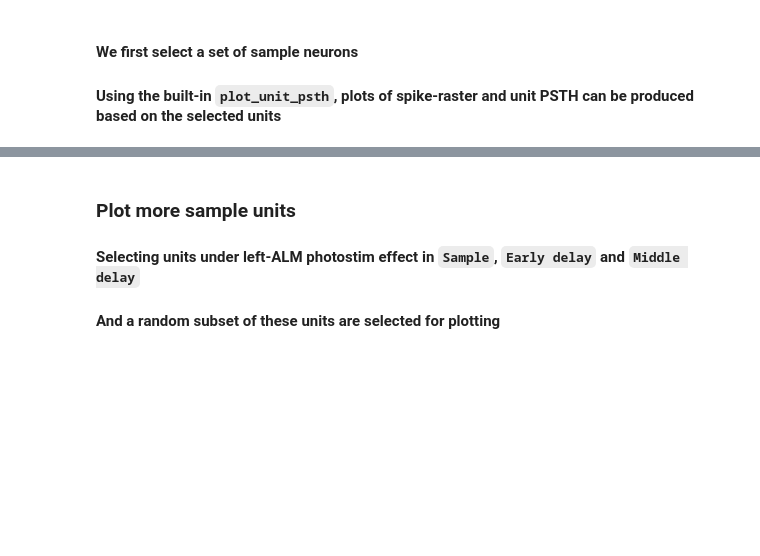
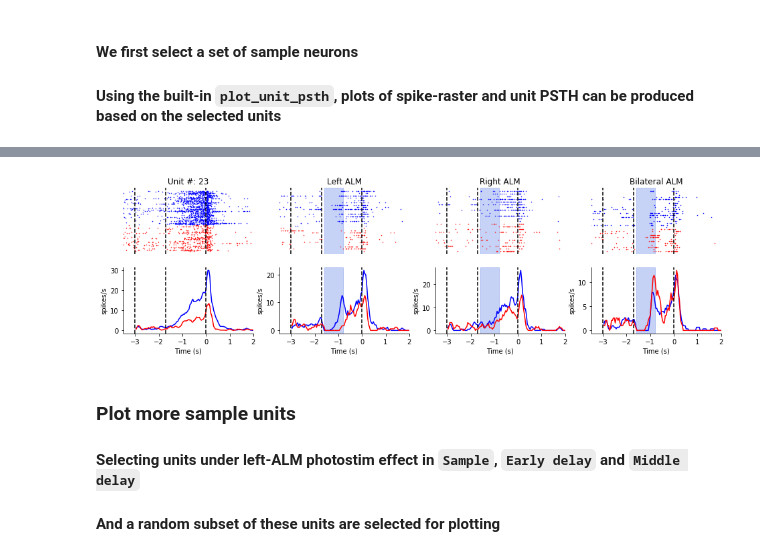
Before and after one commit to ttngu207/Li-2015a, a Jupyter notebook: notebooks/Li-Daie-2016-Demo.ipynb, the cells around one changed output, grey strips where cells are left out. Cells and saved outputs as stored; diff of their text form; code cells hidden in the pictures; blank space fills up the shorter version.

```diff
--- a/notebooks/Li-Daie-2016-Demo.ipynb
+++ b/notebooks/Li-Daie-2016-Demo.ipynb
@@ -66,3 +79,14 @@ for axs, kw, title in zip(axes.T, (['good_noearlylick_', '_hit'], ['left_alm', '
+# %%
+unit = (ephys.Unit & {'subject_id': 258250, 'session': 1, 'unit': 23}).fetch1('KEY')
+fig, axes = plt.subplots(2, 4, figsize=(16,4))
+for axs, kw, title in zip(axes.T, (['good_noearlylick_', '_hit'], ['left_alm', 'early_delay'],
+                          ['right_alm', 'early_delay'], ['both_alm', 'early_delay']),
+                         ('', 'Left ALM', 'Right ALM', 'Bilateral ALM')):
+    unit_psth.plot_unit_psth(unit, condition_name_kw=kw, axs=axs, xlim=[-3.5, 2])
+    if title:
+        axs[0].set_title(title)
+# %% [output]
+[figure, added]
 # %% [markdown]
 ### Plot more sample units
 #### Selecting units under left-ALM photostim effect in `Sample`, `Early delay` and `Middle delay`
```
Also changed, not shown: parts of 15 cells of this notebook, 4 other files.
